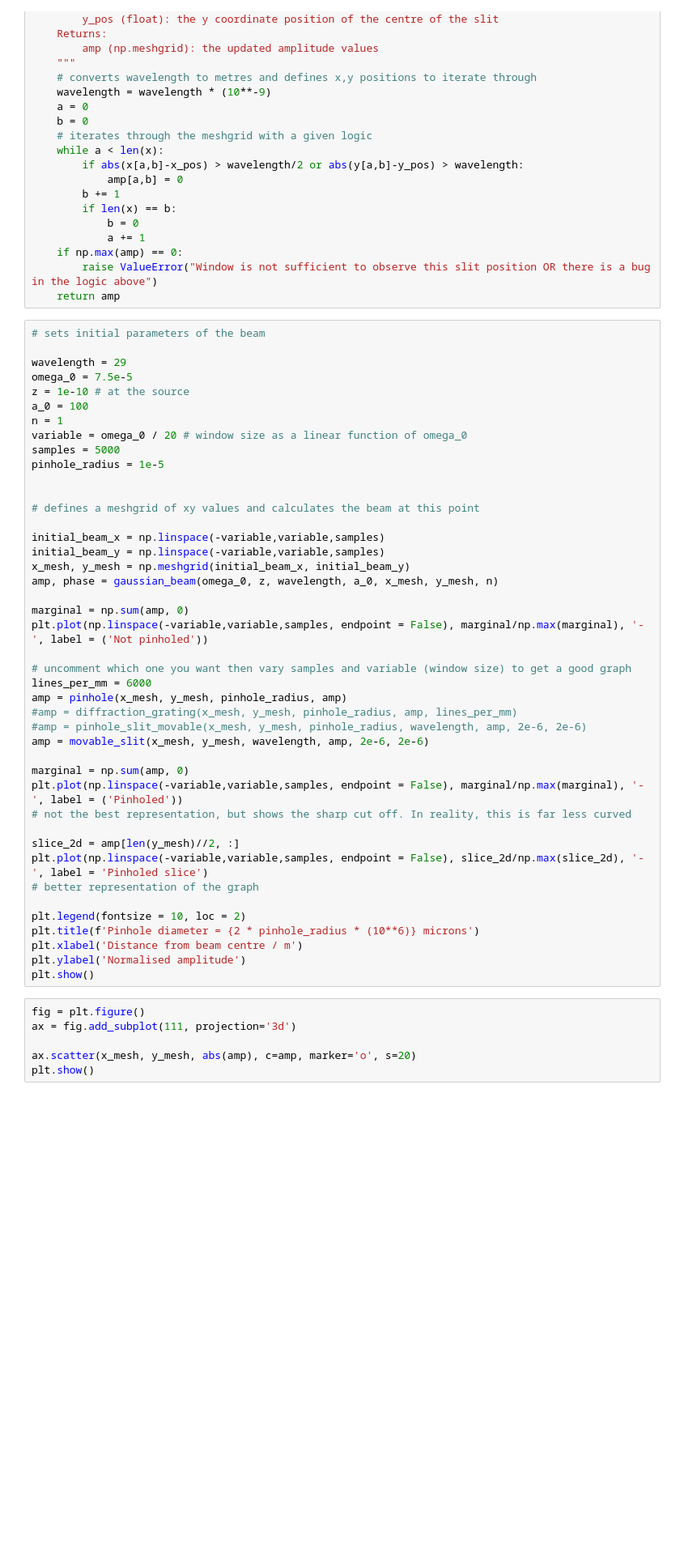
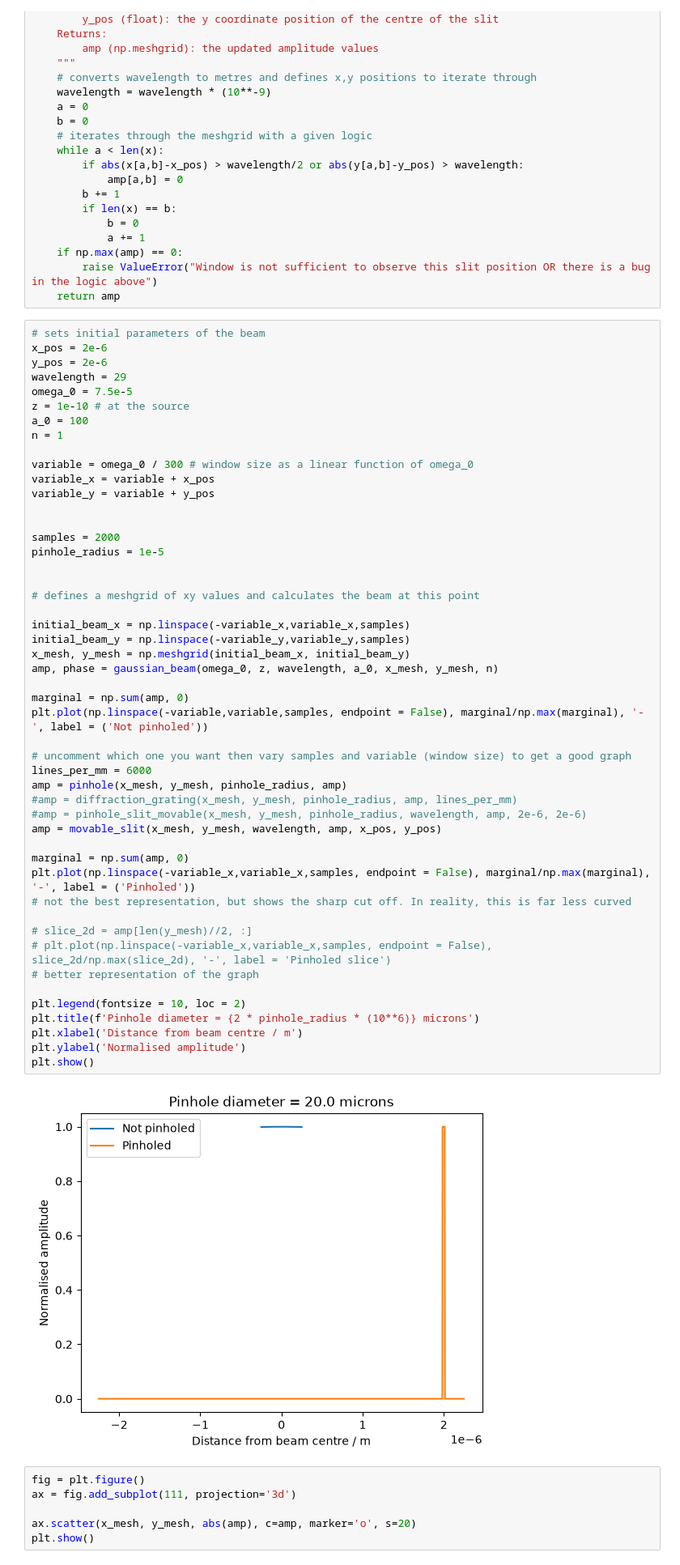
Before and after one commit to cosmosian-42/fraunhofer_diffraction, a Jupyter notebook: gaussian_beam/applying_a_mask.ipynb, the cells around one changed output. Shown at 81% size. Cells and saved outputs as stored; diff of their text form; blank space fills up the shorter version.

```diff
--- a/gaussian_beam/applying_a_mask.ipynb
+++ b/gaussian_beam/applying_a_mask.ipynb
@@ -317,47 +317,55 @@ def movable_slit(x, y, wavelength, amp, x_pos, y_pos):
     return amp
 # %%
 # sets initial parameters of the beam
-
+x_pos = 2e-6
+y_pos = 2e-6
 wavelength = 29
 omega_0 = 7.5e-5
 z = 1e-10 # at the source
 a_0 = 100
 n = 1
-variable = omega_0 / 20 # window size as a linear function of omega_0
-samples = 5000
+
+variable = omega_0 / 300 # window size as a linear function of omega_0
+variable_x = variable + x_pos
+variable_y = variable + y_pos
+
+
+samples = 2000
 pinhole_radius = 1e-5
 
 
 # defines a meshgrid of xy values and calculates the beam at this point
 
-initial_beam_x = np.linspace(-variable,variable,samples)
-initial_beam_y = np.linspace(-variable,variable,samples)
+initial_beam_x = np.linspace(-variable_x,variable_x,samples)
+initial_beam_y = np.linspace(-variable_y,variable_y,samples)
 x_mesh, y_mesh = np.meshgrid(initial_beam_x, initial_beam_y)
 amp, phase = gaussian_beam(omega_0, z, wavelength, a_0, x_mesh, y_mesh, n)
 
 marginal = np.sum(amp, 0)
 plt.plot(np.linspace(-variable,variable,samples, endpoint = False), marginal/np.max(marginal), '-', label = ('Not pinholed'))
 
 # uncomment which one you want then vary samples and variable (window size) to get a good graph
 lines_per_mm = 6000
 amp = pinhole(x_mesh, y_mesh, pinhole_radius, amp)
 #amp = diffraction_grating(x_mesh, y_mesh, pinhole_radius, amp, lines_per_mm)
 #amp = pinhole_slit_movable(x_mesh, y_mesh, pinhole_radius, wavelength, amp, 2e-6, 2e-6)
-amp = movable_slit(x_mesh, y_mesh, wavelength, amp, 2e-6, 2e-6)
+amp = movable_slit(x_mesh, y_mesh, wavelength, amp, x_pos, y_pos)
 
 marginal = np.sum(amp, 0)
-plt.plot(np.linspace(-variable,variable,samples, endpoint = False), marginal/np.max(marginal), '-', label = ('Pinholed'))
+plt.plot(np.linspace(-variable_x,variable_x,samples, endpoint = False), marginal/np.max(marginal), '-', label = ('Pinholed'))
 # not the best representation, but shows the sharp cut off. In reality, this is far less curved
 
-slice_2d = amp[len(y_mesh)//2, :]
-plt.plot(np.linspace(-variable,variable,samples, endpoint = False), slice_2d/np.max(slice_2d), '-', label = 'Pinholed slice')
+# slice_2d = amp[len(y_mesh)//2, :]
+# plt.plot(np.linspace(-variable_x,variable_x,samples, endpoint = False), slice_2d/np.max(slice_2d), '-', label = 'Pinholed slice')
 # better representation of the graph
 
 plt.legend(fontsize = 10, loc = 2)
 plt.title(f'Pinhole diameter = {2 * pinhole_radius * (10**6)} microns')
 plt.xlabel('Distance from beam centre / m')
 plt.ylabel('Normalised amplitude')
 plt.show()
+# %% [output]
+[figure, added]
 # %%
 fig = plt.figure()
 ax = fig.add_subplot(111, projection='3d')
```
Also changed, not shown: parts of 2 cells of this notebook.
